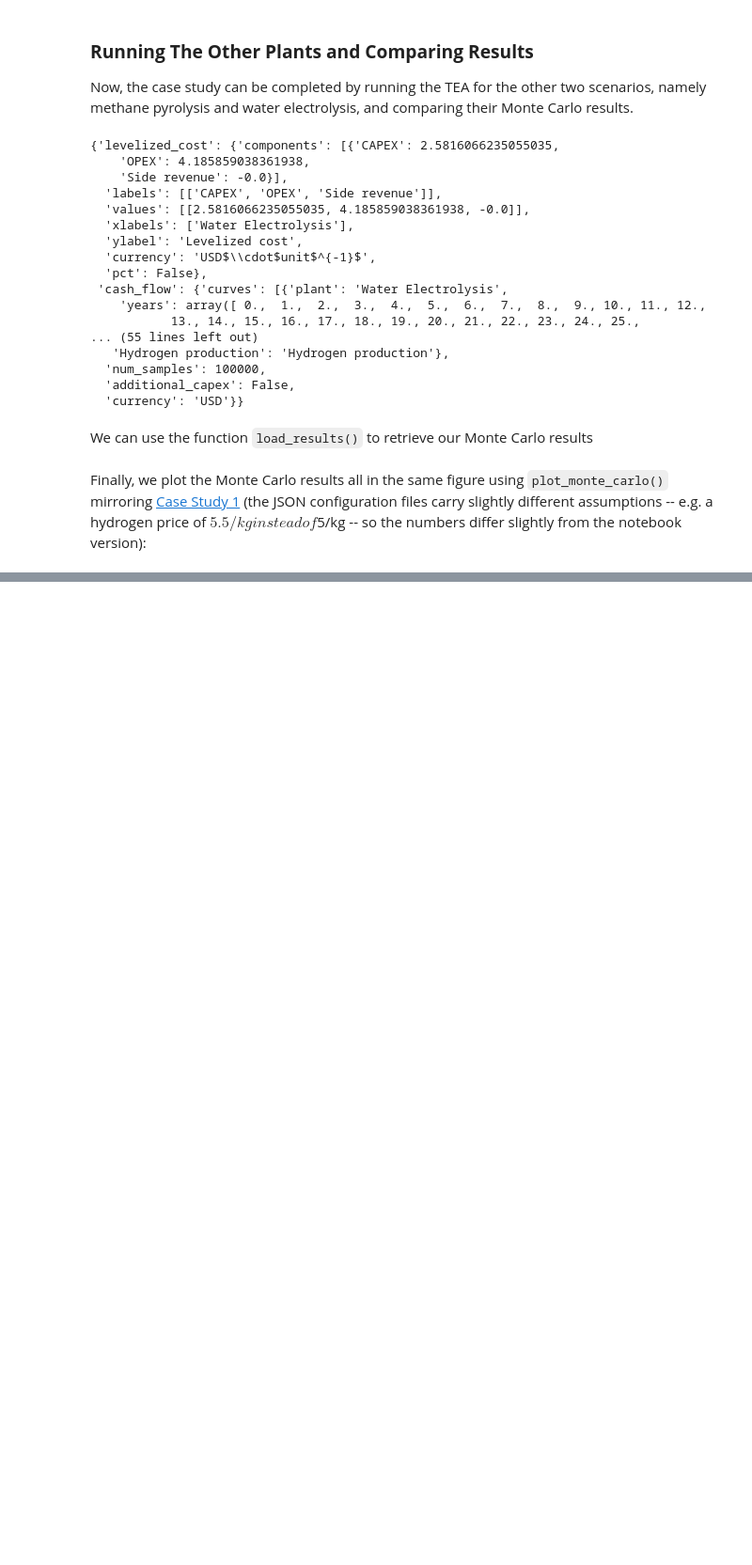
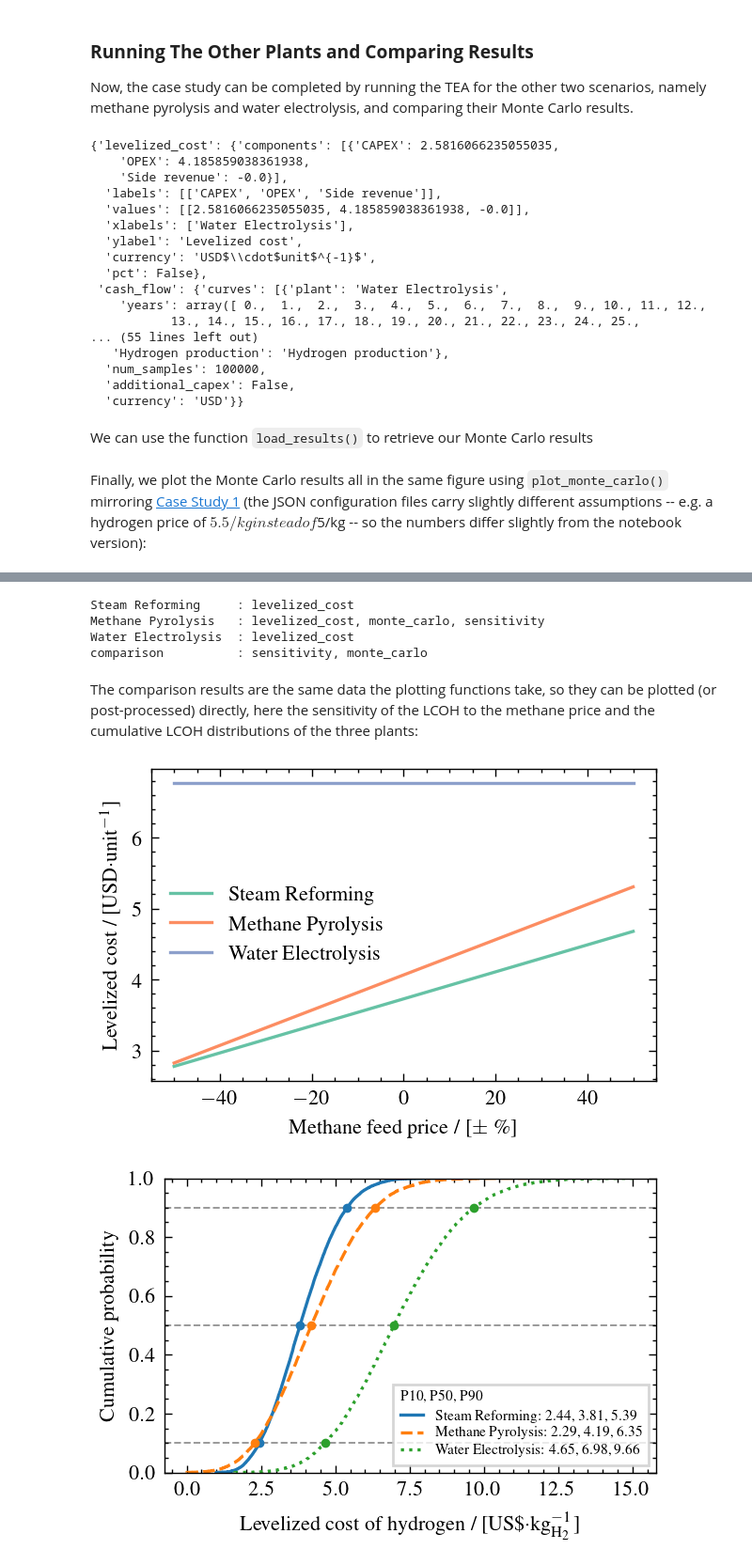
Before and after one commit to pbtamarona/OpenPyTEA, a Jupyter notebook: examples/case_study_1_with_JSON.ipynb, the cells around one changed output, grey strips where cells are left out. Shown at 94% size. Saved outputs shown, nothing was run; the diff lists cells and outputs as text; code cells hidden in the pictures; blank space fills up the shorter version.

```diff
--- a/examples/case_study_1_with_JSON.ipynb
+++ b/examples/case_study_1_with_JSON.ipynb
@@ -182,0 +245,25 @@ fig, ax = plot_monte_carlo([smr_mc, mp_mc, we_mc], metric="LCOP", bins=30, label
+# %%
+from openpytea import run_openpytea
+
+project_results = run_openpytea("outputs/h2_project.json", output_dir="outputs/h2_project_results")
+
+for name, res in project_results["plants"].items():
+    print(f"{name:<20}: {', '.join(res)}")
+print("comparison          :", ", ".join(project_results["comparison"]["Methane Pyrolysis"]))
+# %% [output]
+Steam Reforming     : levelized_cost
+Methane Pyrolysis   : levelized_cost, monte_carlo, sensitivity
+Water Electrolysis  : levelized_cost
+comparison          : sensitivity, monte_carlo
+# %% [markdown]
+The comparison results are the same data the plotting functions take, so they can be plotted (or post-processed) directly, here the sensitivity of the LCOH to the methane price and the cumulative LCOH distributions of the three plants:
+# %%
+from openpytea.plotting import plot_sensitivity, plot_monte_carlo_cumulative
+
+compared = project_results["comparison"]["Methane Pyrolysis"]
+fig, ax = plot_sensitivity(compared["sensitivity"]["methane_feed_lcop"])
+fig, ax = plot_monte_carlo_cumulative(list(compared["monte_carlo"].values()), metric="LCOP",
+                                      label=r"Levelized cost of hydrogen / [US\$$\cdot$kg$^{-1}_\mathrm{H_2}$]")
+# %% [output]
+[figure, added]
+[figure, added]
```
Also changed, not shown: parts of 8 cells of this notebook, 16 other files.
